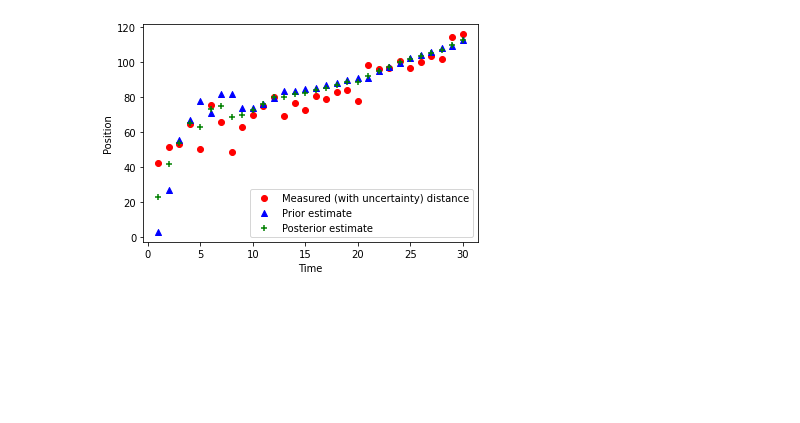
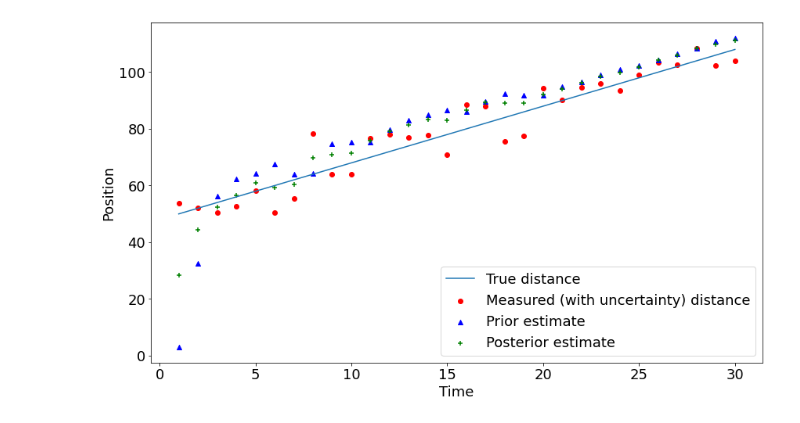
Before and after one commit to Sonat-Consulting/kf-demo, a Jupyter notebook: kalman-filter/kalman-filter.ipynb, the cells around one changed output. Drawn from its saved outputs; the diff is of its cells as text; code cells hidden in the pictures; blank space fills up the shorter version.

Commit message:
Completion of notebook. Added observed and true state data

```diff
--- a/kalman-filter/kalman-filter.ipynb
+++ b/kalman-filter/kalman-filter.ipynb
@@ -58,9 +62,10 @@ Sigma_y = array([[50,0],
                  [0,1]])
 kf.Sigma_y = Sigma_y[0,0]
 
-read_data = True
+read_data = not develop
 if read_data:
-    pos_obs = np.loadtxt("car_position_observations.csv", delimiter=",")
+    pos_obs = np.loadtxt("observed_car_position.csv", delimiter=",")
+    pos_truth = np.loadtxt("true_car_position.csv", delimiter=",")
     T = pos_obs.size
 else:
     T = 30
@@ -68,16 +73,16 @@ else:
     for t in range(1,T):
         x_truth.append(kf.M@x_truth[t-1])
     x_obs = [xt + np.random.multivariate_normal([0,0], Sigma_y, 1).T for xt in x_truth]
-# %%
-dump_data = False # not read_data
-if dump_data:
-    pos_obs = asarray([obs[0] for obs in x_obs])
-    np.savetxt("car_position_observations.csv", pos_obs, delimiter=",")
+# %%
+dump_data = develop
+if dump_data:
+    pos_obs = asarray([obs[0] for obs in x_obs])
+    np.savetxt("observed_car_position.csv", pos_obs, delimiter=",")
+    pos_truth = asarray([o[0] for o in x_truth])
+    np.savetxt("true_car_position.csv", pos_truth, delimiter=",")
 # %%
 # Assimilate over time
 time = np.linspace(1,T,T)
-#pos_truth = [o[0] for o in x_truth]
-pos_obs = [obs[0] for obs in x_obs]
 mu_prior = []
 mu_posterior = []
 for t in range(T):
@@ -90,17 +95,17 @@ for t in range(T):
 # %%
 # Inspect
 plot1 = plt.figure(1)
-#plt.plot(time, pos_truth)
+plt.plot(time, pos_truth)
 plt.scatter(time, pos_obs, color="red")
 plt.ylabel('Position')
 plt.xlabel('Time')
 plt.scatter(time, mu_prior, color="blue", marker="^")
 plt.scatter(time, mu_posterior, color="green", marker="+")
 plt.legend([
-    #'True distance',
+    'True distance',
     'Measured (with uncertainty) distance',
     'Prior estimate',
     'Posterior estimate'])
 plt.show()
 # %% [output]
-[figure, old version]
+[figure, new version]
```
Also changed, not shown: parts of 1 cell of this notebook, 3 other files.
